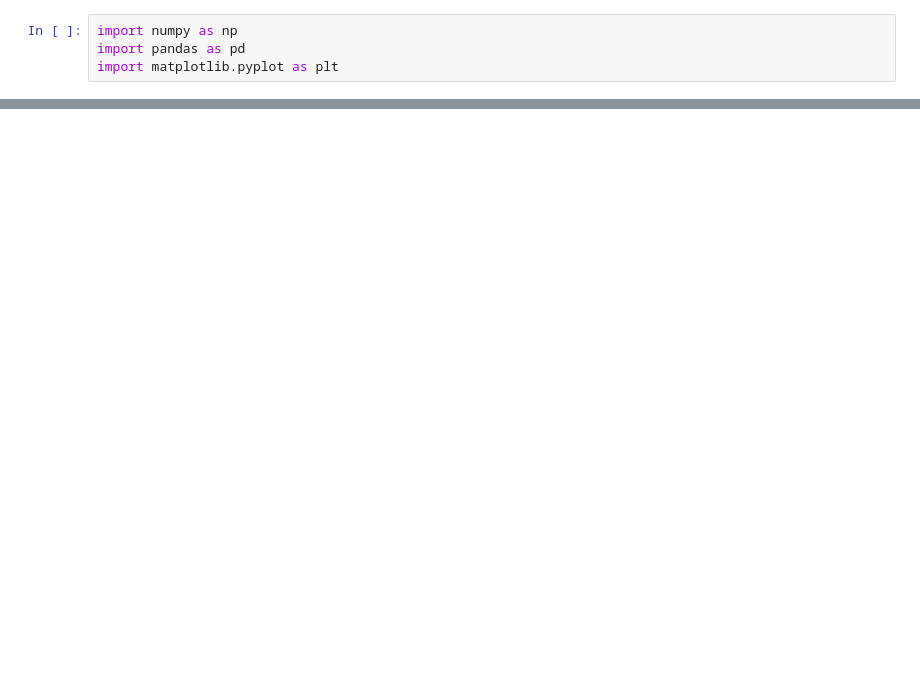
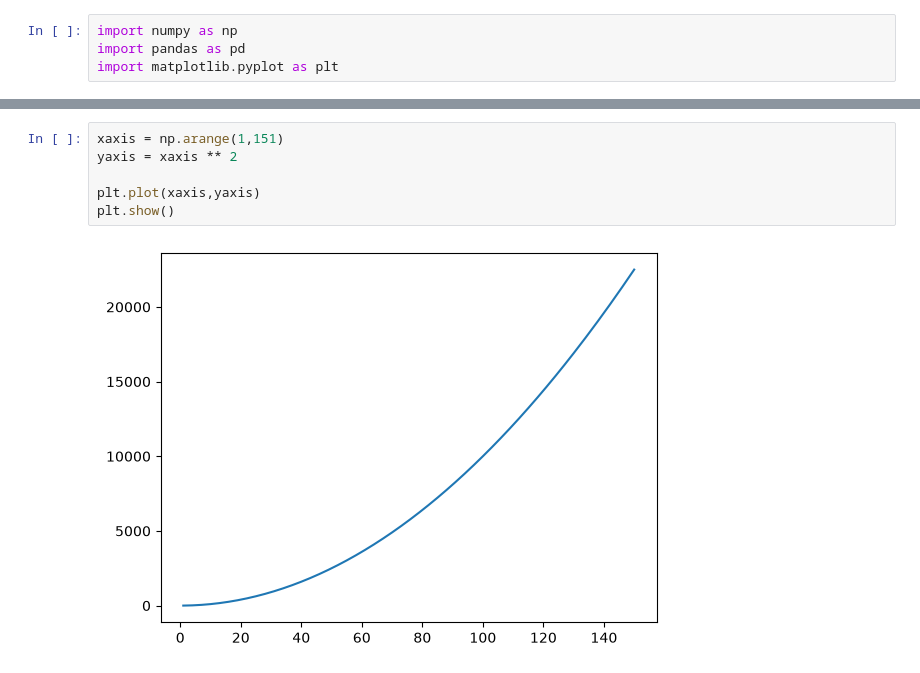
Before and after one commit to fayaspsulfikkar/daily-ml-practice, a Jupyter notebook: Pyhton Basics/Week3/MatPlotLib/matplotlib_intro.ipynb, the cells around one changed output, grey strips where cells are left out. Cells and saved outputs as stored; diff of their text form; blank space fills up the shorter version.

```diff
--- a/Pyhton Basics/Week3/MatPlotLib/matplotlib_intro.ipynb
+++ b/Pyhton Basics/Week3/MatPlotLib/matplotlib_intro.ipynb
@@ -4,0 +13,8 @@ import matplotlib.pyplot as plt
+# %%
+xaxis = np.arange(1,151)
+yaxis = xaxis ** 2
+
+plt.plot(xaxis,yaxis)
+plt.show()
+# %% [output]
+[figure, added]
```
Also changed, not shown: parts of 7 cells of this notebook, 3 other files.
